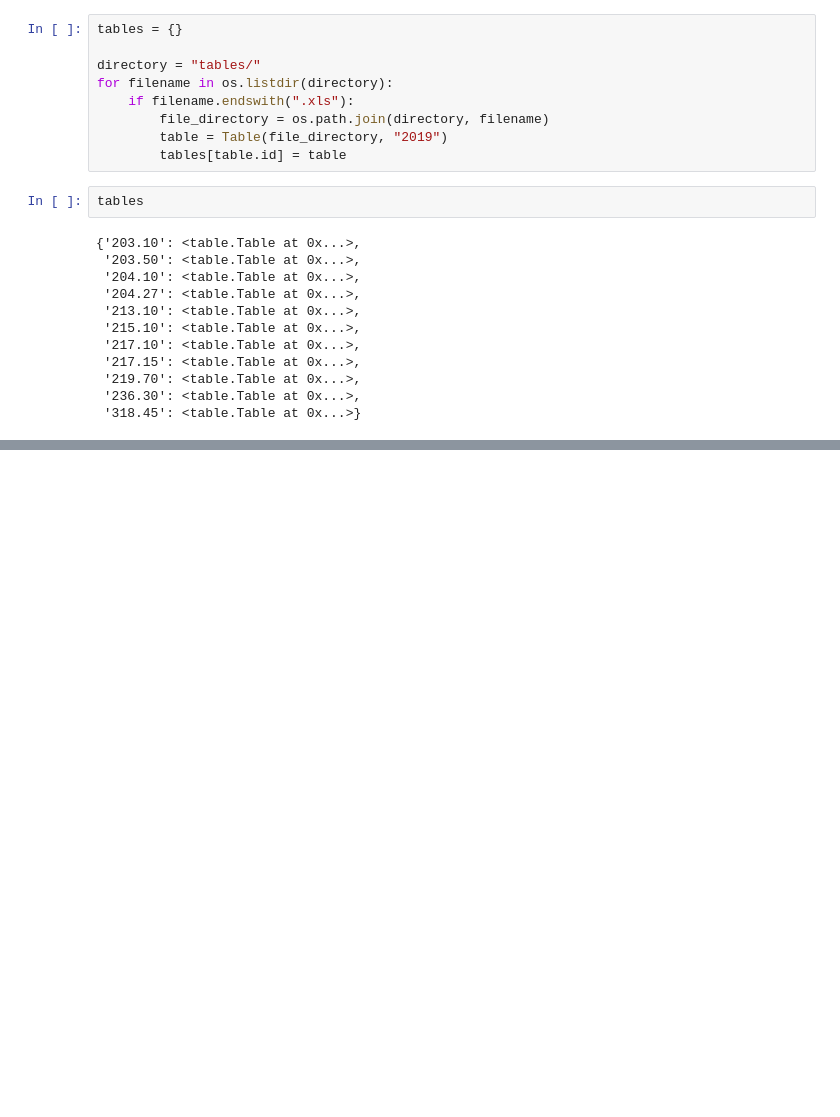
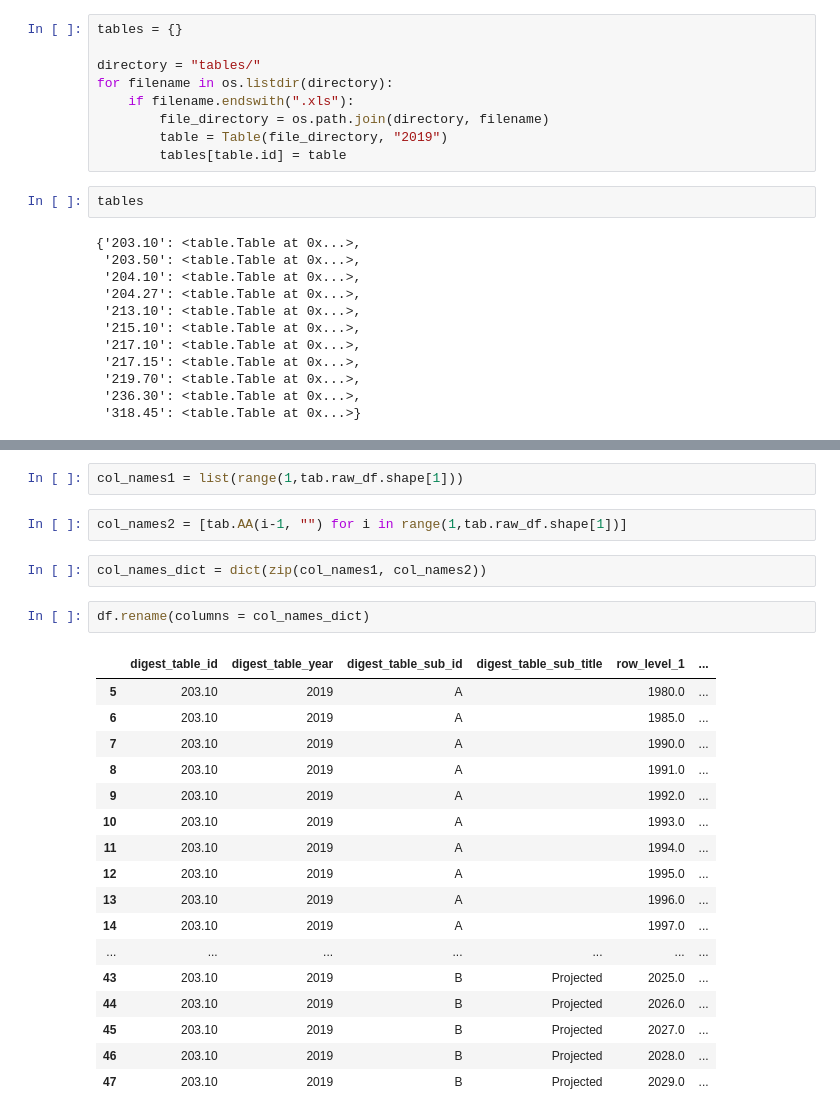
Before and after one commit to toltman/table_scraping, a Jupyter notebook: Table Scraping 7.ipynb, the cells around one changed output, grey strips where cells are left out. Saved outputs shown, nothing was run; the diff lists cells and outputs as text; blank space fills up the shorter version.

```diff
--- a/Table Scraping 7.ipynb
+++ b/Table Scraping 7.ipynb
@@ -60,0 +114,26 @@ tab.row_info
+# %%
+col_names1 = list(range(1,tab.raw_df.shape[1]))
+# %%
+col_names2 = [tab.AA(i-1, "") for i in range(1,tab.raw_df.shape[1])]
+# %%
+col_names_dict = dict(zip(col_names1, col_names2))
+# %%
+df.rename(columns = col_names_dict)
+# %% [output]
+|  | digest_table_id | digest_table_year | digest_table_sub_id | digest_table_sub_title | row_level_1 | ... |
+| 5 | 203.10 | 2019 | A |  | 1980.0 | ... |
+| 6 | 203.10 | 2019 | A |  | 1985.0 | ... |
+| 7 | 203.10 | 2019 | A |  | 1990.0 | ... |
+| 8 | 203.10 | 2019 | A |  | 1991.0 | ... |
+| 9 | 203.10 | 2019 | A |  | 1992.0 | ... |
+| 10 | 203.10 | 2019 | A |  | 1993.0 | ... |
+| 11 | 203.10 | 2019 | A |  | 1994.0 | ... |
+| 12 | 203.10 | 2019 | A |  | 1995.0 | ... |
+| 13 | 203.10 | 2019 | A |  | 1996.0 | ... |
+| 14 | 203.10 | 2019 | A |  | 1997.0 | ... |
+| ... | ... | ... | ... | ... | ... | ... |
+| 43 | 203.10 | 2019 | B | Projected | 2025.0 | ... |
+| 44 | 203.10 | 2019 | B | Projected | 2026.0 | ... |
+| 45 | 203.10 | 2019 | B | Projected | 2027.0 | ... |
+| 46 | 203.10 | 2019 | B | Projected | 2028.0 | ... |
+| 47 | 203.10 | 2019 | B | Projected | 2029.0 | ... |
```
Also changed, not shown: parts of 7 cells of this notebook, 1 other file.
